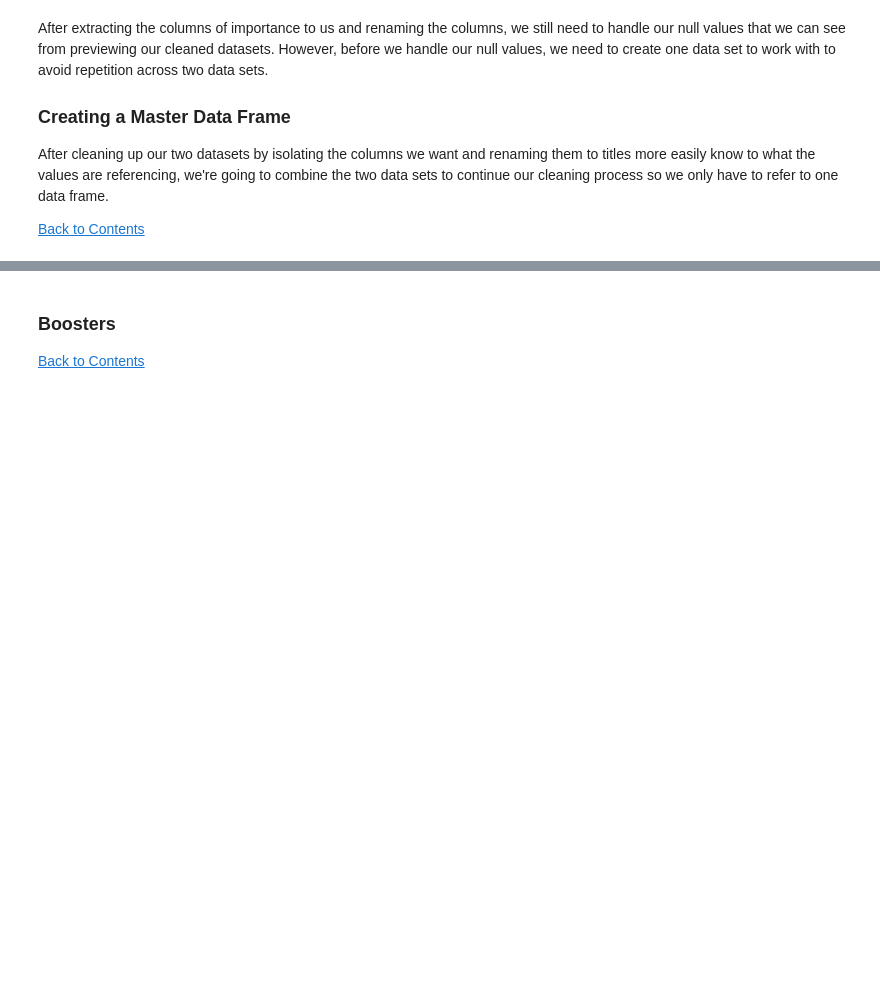
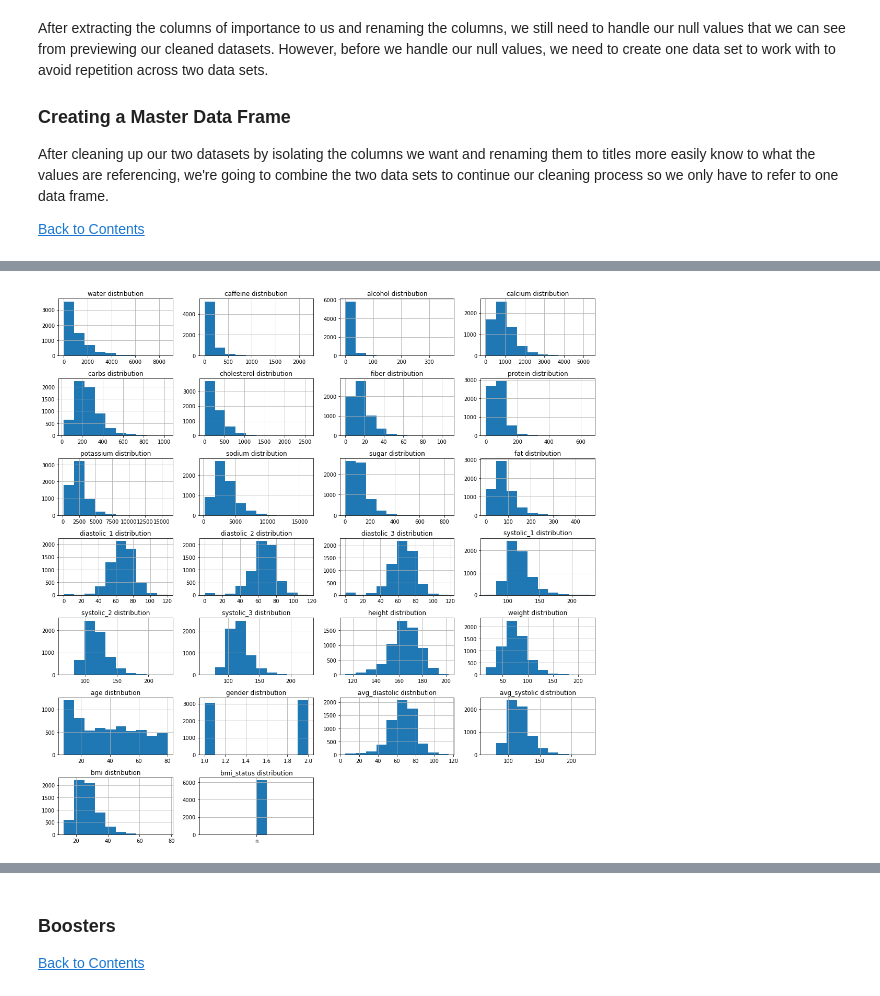
Before and after one commit to kellywu218/Capstone, a Jupyter notebook: blood_pressure_and_diet.ipynb, the cells around one changed output, grey strips where cells are left out. Cells and saved outputs as stored; diff of their text form; code cells hidden in the pictures; blank space fills up the shorter version.

```diff
--- a/blood_pressure_and_diet.ipynb
+++ b/blood_pressure_and_diet.ipynb
@@ -268,0 +652,9 @@ dtype: int64
+# %%
+# Creating a data frame that does not contain any outliers
+df = df.drop(outliers_to_drop)
+# %%
+# Creating a data frame that does not containg any average diastolic readings of 0
+df = df[df['avg_diastolic'] != 0]
+# %%
+# Reseting the index to be chronological
+df = df.reset_index(drop = True)
@@ -268,0 +671,18 @@ dtype: int64
+# %%
+# Rickard Sjorgren - Stack Overflow
+# https://stackoverflow.com/questions/29530355/plotting-multiple-histograms-in-grid
+
+# Defining a function to plot histograms of all columns in data frame
+def draw_histograms(data, variables, n_rows, n_cols):
+    fig = plt.figure(figsize = (15, 15))
+    for i, var_name in enumerate(variables):
+        ax = fig.add_subplot(n_rows,n_cols,i + 1)
+        df[var_name].hist(bins = 10,ax = ax)
+        ax.set_title(var_name+" distribution")
+    fig.tight_layout()
+    plt.show()
+# %%
+# Plot histogram for each column in data frame
+draw_histograms(df, df.columns, 7, 4)
+# %% [output]
+[figure, added]
```
Also changed, not shown: parts of 154 cells of this notebook, 1 other file.
